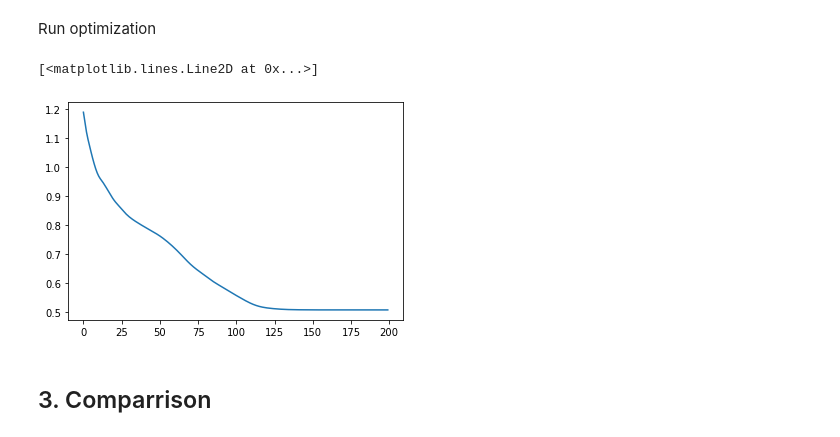
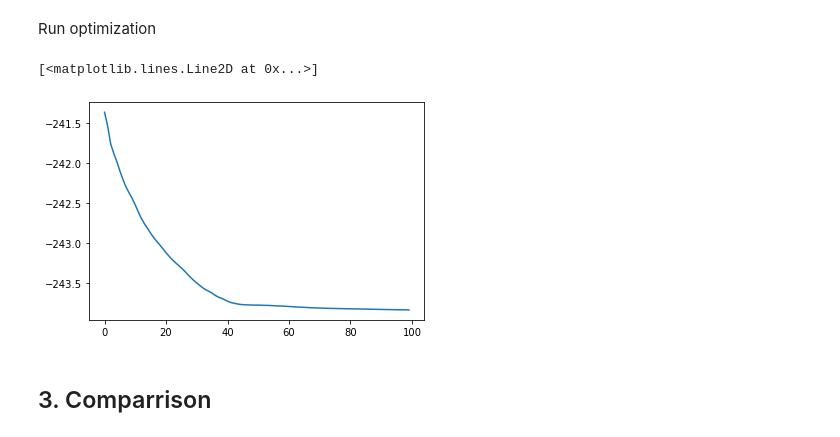
Before and after one commit to rodguti90/pyPSFstack, a Jupyter notebook: example_torchPSFstack.ipynb, the cells around one changed output. Saved outputs shown, nothing was run; the diff lists cells and outputs as text; code cells hidden in the pictures.

```diff
--- a/example_torchPSFstack.ipynb
+++ b/example_torchPSFstack.ipynb
@@ -108,20 +114,20 @@ psfs.compute_psf_stack(orientation=[0,0,0])
 # %% [markdown]
 Then we add the background illumination and noise
 # %%
-data_stack = psfs.model_experimental_stack(bckgd_photons=50,N_photons=10000,N_pts=40,noise=True)
+data_stack = psfs.model_experimental_stack(bckgd_photons=50,N_photons=10000,N_pts=21,noise=True)
 v_max = np.max(data_stack)
 v_min = np.min(data_stack)
 
 zdiv_mid_ind = int((zf-zi)/z_step//2)
-fig, axs = plt.subplots(3,3,figsize=(8,8))
-for ind in range(3):
+fig, axs = plt.subplots(3,8,figsize=(8,3))
+for ind in range(8):
     axs[0,ind].imshow(data_stack[...,0,ind],vmin=v_min,vmax=v_max)
     im = axs[1,ind].imshow(data_stack[...,zdiv_mid_ind,ind],vmin=v_min,vmax=v_max)
     axs[2,ind].imshow(data_stack[...,-1,ind],vmin=v_min,vmax=v_max)
 for ax in axs.ravel():
     ax.set_axis_off()
 
-cb_ax = fig.add_axes([0.9,0.1,0.01,0.8])
+cb_ax = fig.add_axes([0.92,0.125,0.015,0.75])
 fig.colorbar(im, cax=cb_ax)
 # %% [output]
 <matplotlib.colorbar.Colorbar at 0x...>
@@ -153,2 +153,22 @@ model_retrieved = torchPSFStack(
+# %%
+# Define all the source, window and defocus pupils
+tsrc = torchsources.torchDipoleInterfaceSource(**params_ret['pupil'], **params_ret['source'])
+tdef = torchwindows.torchDefocus(**params_ret['pupil'],**params_ret['defocus']) # This incorporate a defocus term to the optimization
+twdw = torchaberrations.torchUnitaryZernike(**params_ret['pupil'], **params_ret['aberrations'])
+tpupil_sequence = [tsrc, tdef, twdw]
+
+# Define the diversities
+tzdiv = torchZDiversity(**params_ret['zdiversity'], **params_ret['pupil'])
+tpdiv = torchpola_diversities.torchPDiversity_Compound(
+    [torchpola_diversities.torchPDiversity_QWP(angle_list),
+     torchpola_diversities.torchPDiversity_LP([0, np.pi/2])])
+
+# Put everything into an instance of torchPSFStack
+model_retrieved = torchPSFstack.torchPSFStack(
+                 data_stack.shape[0],
+                 tpupil_sequence,
+                 zdiversity=tzdiv,
+                 pdiversity=tpdiv
+                 )
 # %% [markdown]
 Then, we use the model data to estimate the scaling factor and background illumination
@@ -167,35 +193,39 @@ with torch.no_grad():
 # %% [markdown]
 Set learning rate, and number of iterations
 # %%
-lr = 1e-2
-n_epochs = 200
+lr = 3e-2 # learning rate
+n_epochs = 100 # number of iterations
 
-loss_fn = loss_loglikelihood#nn.MSELoss(reduction='mean')#
+# Define cost function sccording to the noise statistics
+loss_fn = torchPSFstack.cost_functions.loss_loglikelihood
 
+# instatiate an optimzer from several readily available from torch
+# here Adam is used
 optimizer = torch.optim.Adam(
     model_retrieved.parameters(),
     lr=lr
 )
+# turn data into a torch tensor
 data = torch.from_numpy(data_stack).type(torch.float)
 # %% [markdown]
 Run optimization
 # %%
 loss_evol =[]
 for epoch in tqdm(range(n_epochs)):
 
     model_retrieved.train()
-    yhat = model_retrieved()
+    stack_modeled = model_retrieved()
 
-    loss = loss_fn(yhat, data)
-    loss_evol += [loss.item()]
+    loss = loss_fn(stack_modeled, data)
+    loss_evol += [loss.item()] # add loss to list
     loss.backward()
     optimizer.step()
     optimizer.zero_grad()
 
 plt.plot(loss_evol)
 # %% [output]
 [<matplotlib.lines.Line2D at 0x...>]
-[figure, old version]
+[figure, new version]
 # %% [markdown]
 ## 3. Comparrison
 # %% [markdown]
```
Also changed, not shown: parts of 17 cells of this notebook.
